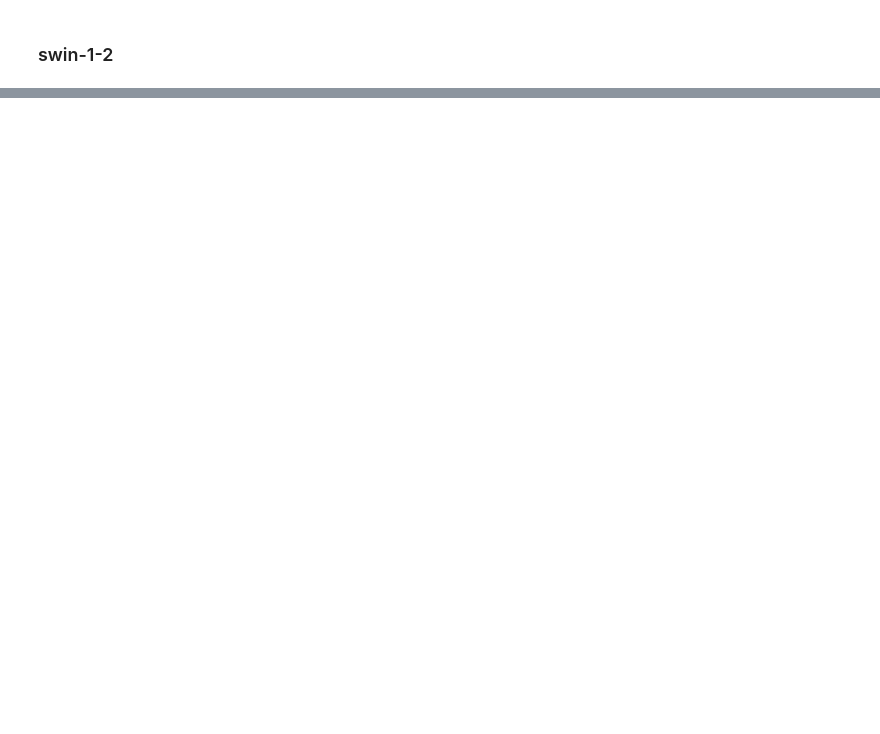
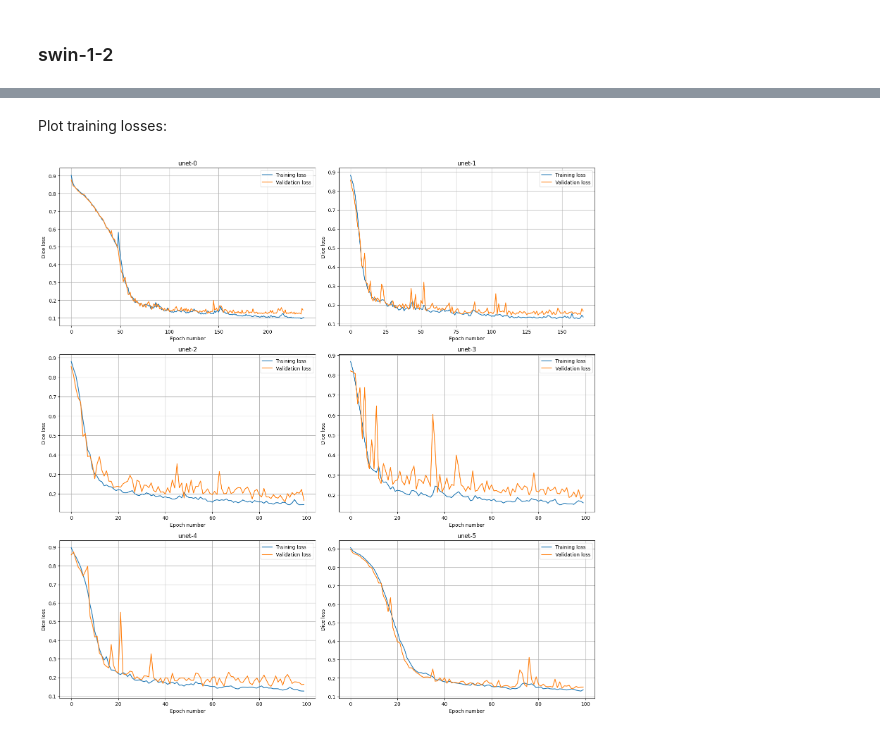
Before and after one commit to macsaba/concrete_crack_thesis, a Jupyter notebook: notebooks/project_summary.ipynb, the cells around one changed output, grey strips where cells are left out. Saved outputs shown, nothing was run; the diff lists cells and outputs as text; code cells hidden in the pictures; blank space fills up the shorter version.

```diff
--- a/notebooks/project_summary.ipynb
+++ b/notebooks/project_summary.ipynb
@@ -2255,0 +2258,10 @@ This part
+# %%
+# LOAD THE DATA
+data_source ='../../DeepCrack/dataset/DeepCrack'
+train_image_dir = data_source + '/train_img'
+train_mask_dir = data_source + '/train_lab'
+test_image_dir = data_source + '/test_img'
+test_mask_dir = data_source + '/test_lab'
+train_dl, val_dl, train_dataset, val_dataset = load_data_deep_crack(train_image_dir, train_mask_dir, [0.8, 0.2], limit_im_nr=10)
+# use validation to avoid augmentation
+_, test_dl, _, test_dataset = load_data_deep_crack(test_image_dir, test_mask_dir, [0, 1])
@@ -2255,0 +2359,27 @@ This part
+# %% [markdown]
+Plot training losses:
+# %%
+# Set up the subplot grid
+fig, axs = plt.subplots(3, 2, figsize=(16, 16))
+axs = axs.flatten()  # Flatten the 2D grid into 1D for easier indexing
+
+# Plot each model's loss curves
+for i, res in enumerate(results):
+    ax = axs[i]
+
+    # Plot training and validation loss
+    ax.plot(res["train_loss"], label='Training loss')
+    ax.plot(res["val_loss"], label='Validation loss')
+
+    ax.set_title(res["name"])
+    ax.set_xlabel("Epoch number")
+    ax.set_ylabel("Dice loss")
+    ax.grid(True)
+    ax.legend()
+
+
+plt.tight_layout()
+#plt.savefig("../outputs/generated_figures/unet_losses.png", dpi=300, bbox_inches='tight')
+#plt.show()
+# %% [output]
+[figure, added]
```
Also changed, not shown: parts of 58 cells of this notebook, 3 other files.
